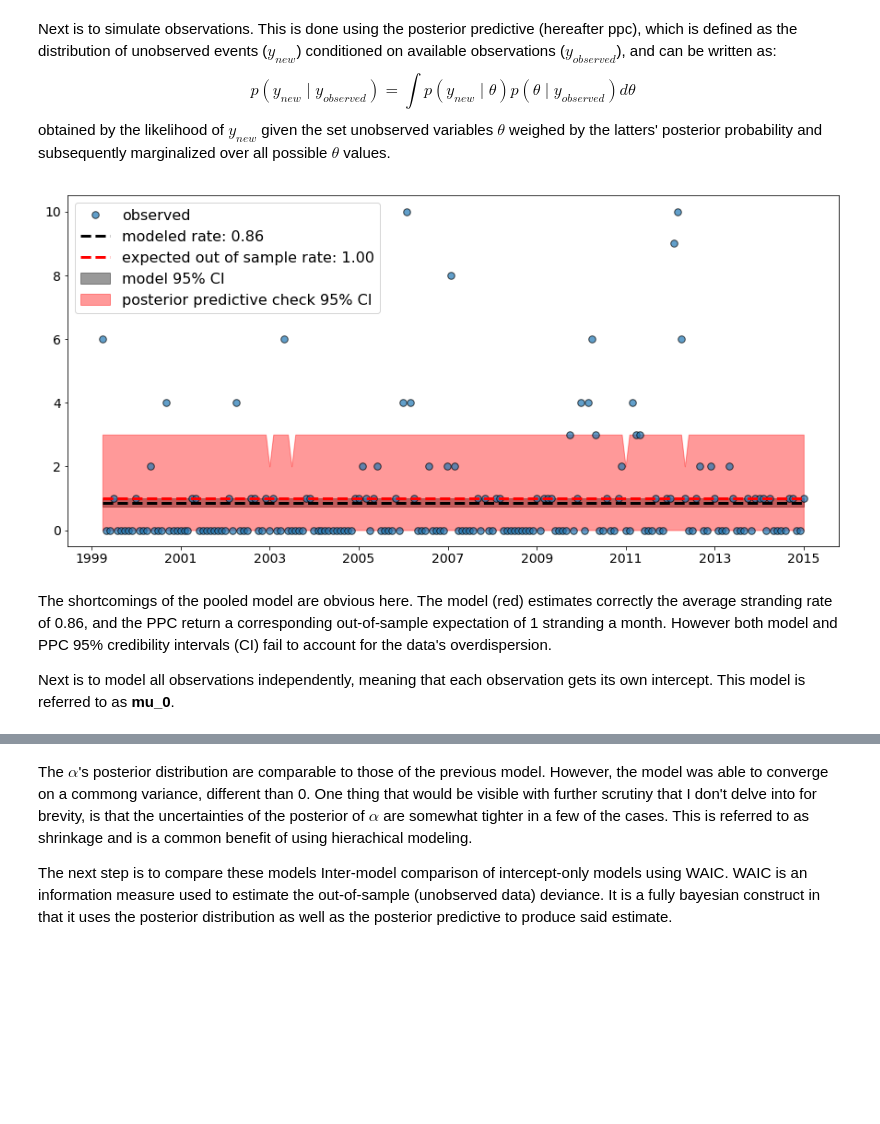
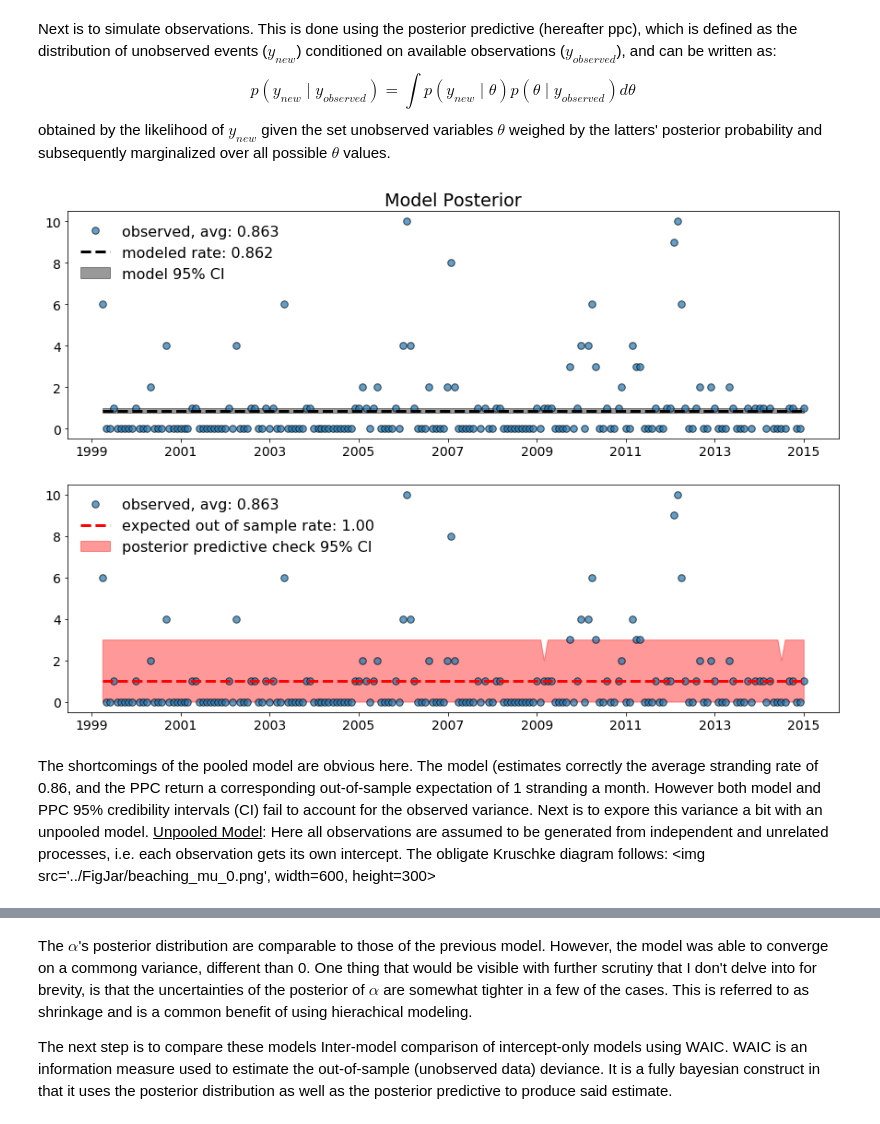
Before and after one commit to madHatter106/beaching, a Jupyter notebook: notebooks/Bayesian Marine Mammal Beaching GLM - 1.ipynb, the cells around one changed output, grey strips where cells are left out. Cells and saved outputs as stored; diff of their text form; code cells hidden in the pictures; blank space fills up the shorter version.

Commit message:
cleaned up notebook added mpp_1 ppc graphs

```diff
--- a/notebooks/Bayesian Marine Mammal Beaching GLM - 1.ipynb
+++ b/notebooks/Bayesian Marine Mammal Beaching GLM - 1.ipynb
@@ -61,7 +66,7 @@ rcParams['font.size'] = 16
 # %%
 # load data into pandas dataframe
 home = pathlib.Path.home()
-dataDir = home / 'DATA/Beaching/PickleJar'
+dataDir = home / 'DATA/Beaching_Project/PklJar'
 with open(dataDir / 'CapeCodDataDict.pkl', 'rb') as f:
     dataDict = pickle.load(f)
 
@@ -156,24 +177,29 @@ med_ppc_mp0 = np.median(ppc_mp0, axis=0)
 # %%
 dates = np.array(df_T_M.index.to_datetime())
-_, ax = pl.subplots(figsize=(15, 7))
-ax.plot(dates, df_T_M.event, marker='.', markersize=15,
-        markeredgecolor='k', ls='', label='observed', alpha=0.7)
-ax.plot(dates, med_alpha_mp0, color='k', ls='--', lw=3,
-        label='modeled rate: %.2f' % med_alpha_mp0[0])
-ax.fill_between(dates, y1=hpd_95_lambda_mp0_post[:,0],
+_, ax = pl.subplots(nrows=2, figsize=(15, 10))
+ax[0].plot(dates, df_T_M.event, marker='.', markersize=15,
+        markeredgecolor='k', ls='', label='observed, avg: %.3f' % df_T_M.event.mean(), alpha=0.7)
+ax[0].plot(dates, med_alpha_mp0, color='k', ls='--', lw=3,
+        label='modeled rate: %.3f' % med_alpha_mp0[0])
+ax[0].fill_between(dates, y1=hpd_95_lambda_mp0_post[:,0],
                 y2=hpd_95_lambda_mp0_post[:, 1], color='k', alpha=0.4,
-               label='model 95% CI');
-ax.plot(dates, med_ppc_mp0, ls='--', color='r', lw=3,
+               label='model 95% CI')
+ax[0].set_title('Model Posterior')
+ax[0].legend(framealpha=0)
+ax[1].plot(dates, df_T_M.event, marker='.', markersize=15,
+        markeredgecolor='k', ls='', label='observed, avg: %.3f' % df_T_M.event.mean(), alpha=0.7)
+ax[1].plot(dates, med_ppc_mp0, ls='--', color='r', lw=3,
         label='expected out of sample rate: %.2f' % med_ppc_mp0[0])
-ax.fill_between(dates, y1=hpd_95_ppc_mp0[:, 0], y2=hpd_95_ppc_mp0[:, 1], color='red',
+ax[1].fill_between(dates, y1=hpd_95_ppc_mp0[:, 0], y2=hpd_95_ppc_mp0[:, 1], color='red',
                alpha=0.4, label='posterior predictive check 95% CI')
-ax.legend();
+ax[1].legend(framealpha=0);
 # %% [output]
-[figure, old version]
+[figure, new version]
 # %% [markdown]
-The shortcomings of the pooled model are obvious here. The model (red) estimates correctly the average stranding rate of 0.86, and the PPC return a corresponding out-of-sample expectation of 1 stranding a month. However both model and PPC 95% credibility intervals (CI) fail to account for the data's overdispersion.
-
-Next is to model all observations independently, meaning that each observation gets its own intercept. This model is referred to as **mu_0**.
+The shortcomings of the pooled model are obvious here. The model (estimates correctly the average stranding rate of 0.86, and the PPC return a corresponding out-of-sample expectation of 1 stranding a month. However both model and PPC 95% credibility intervals (CI) fail to account for the observed variance. Next is to expore this variance a bit with an unpooled model.
+<u>Unpooled Model</u>:
+Here all observations are assumed to be generated from independent and unrelated processes, i.e. each observation gets its own intercept. The obligate Kruschke diagram follows:
+<img src='../FigJar/beaching_mu_0.png', width=600, height=300>
 # %%
 # unpooled model mu_0
 with pm.Model() as mu_0:
```
Also changed, not shown: parts of 47 cells of this notebook.
